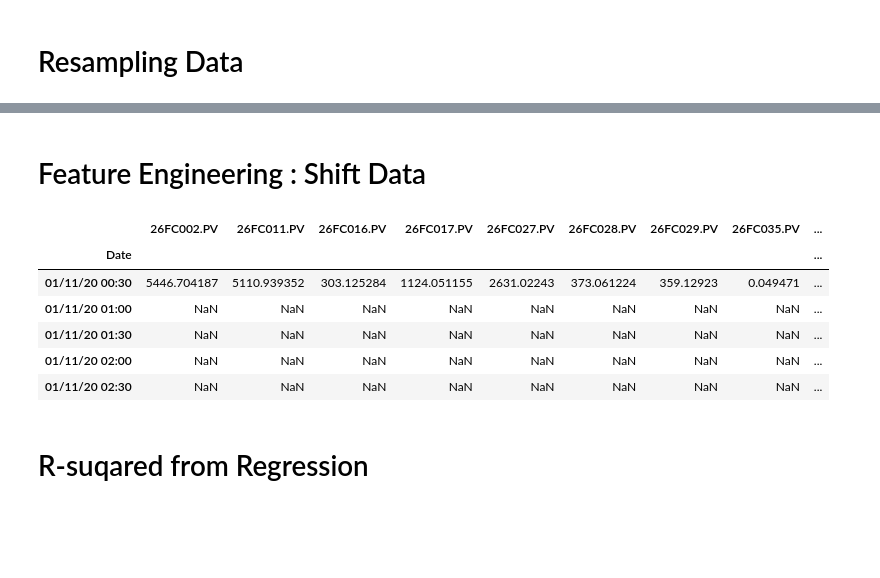
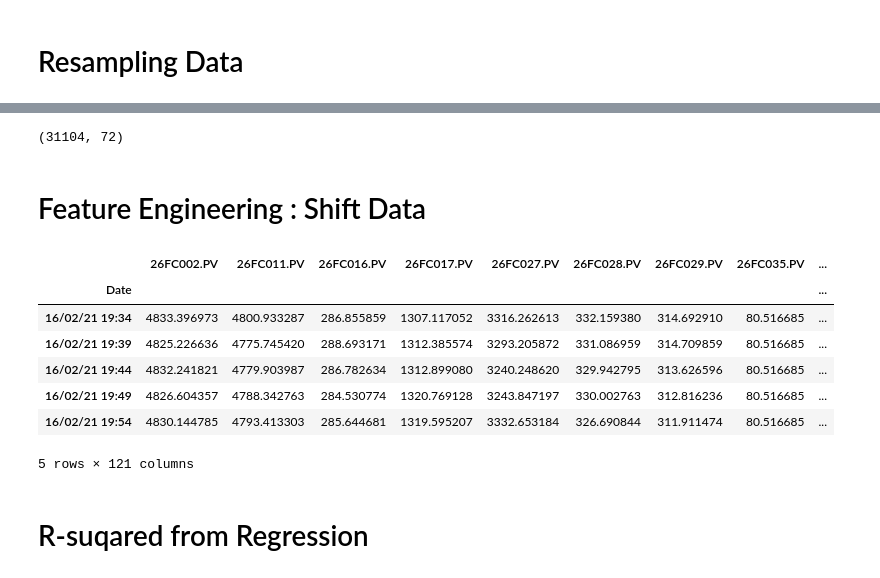
Before and after one commit to manhanton/DataInsight, a Jupyter notebook: QE_dev.ipynb, the cells around one changed output, grey strips where cells are left out. Saved outputs shown, nothing was run; the diff lists cells and outputs as text; code cells hidden in the pictures; blank space fills up the shorter version.

```diff
--- a/QE_dev.ipynb
+++ b/QE_dev.ipynb
@@ -61,2 +60,0 @@ qe_data.head()
-# %%
-qe_data = qe_data.apply(lambda x: pd.to_numeric(x, errors='coerce')).dropna()
@@ -148,15 +85,15 @@ Index(['26FC002.PV', '26FC011.PV', '26FC016.PV', '26FC017.PV', '26FC027.PV',
 # %%
-import pandas as pd
-import numpy as np
-import seaborn as sns
-import matplotlib.pyplot as plt
+# import pandas as pd
+# import numpy as np
+# import seaborn as sns
+# import matplotlib.pyplot as plt
 
-names = list(qe_data.columns)
-f, axes = plt.subplots(round(len(names)/3), 3,figsize=(20,15))
-y = 0;
-for name in names:
-    i, j = divmod(y, 3)
-    sns.boxplot(x=qe_data[name], ax=axes[i, j])
-    y = y + 1
-plt.tight_layout()
-plt.show()
+# names = list(qe_data.columns)
+# f, axes = plt.subplots(round(len(names)/3), 3,figsize=(20,15))
+# y = 0;
+# for name in names:
+#     i, j = divmod(y, 3)
+#     sns.boxplot(x=qe_data[name], ax=axes[i, j])
+#     y = y + 1
+# plt.tight_layout()
+# plt.show()
@@ -245,6 +157,10 @@ qe_data_iqr.tail()
 # %%
 qe_data_iqr.index = pd.to_datetime(qe_data_iqr.index) # converted to datetime as index
-qe_data_iqr.tail()
+df = qe_data_iqr.rolling(5).median()
+df.index = pd.to_datetime(df.index).strftime('%d/%m/%y %H:%M')
+df = df.dropna()
+df = df.iloc[::5, :]
+df.head()
 # %% [output]
 |  | 26FC002.PV | 26FC011.PV | 26FC016.PV | 26FC017.PV | 26FC027.PV | 26FC028.PV | 26FC029.PV | 26FC035.PV | ... |
 | Date |  |  |  |  |  |  |  |  | ... |
@@ -256,3 +171,0 @@ qe_data_iqr.tail()
-# %%
-df = qe_data_iqr.resample('30min').median()
-df.tail()
@@ -282,23 +177,29 @@ len(df)
+# %%
+df.shape
+# %% [output]
+(31104, 72)
 # %% [markdown]
 # Feature Engineering : Shift Data
 # %%
-lags = range(1, 9)  # lags for demonstration.
+lags = range(1, 50)  # lags for demonstration.
 col_ = df.loc[:, ['27Q001.PV']] # change dataframe here
 
 df_lag = df.assign(**{           # chage dataframe here
     '{} (t+{})'.format(col, t): col_[col].shift(-t)
     for t in lags
     for col in col_
 })
 
-df_lag.head()
+df_lag = df_lag.dropna()
+df_lag.tail()
 # %% [output]
 |  | 26FC002.PV | 26FC011.PV | 26FC016.PV | 26FC017.PV | 26FC027.PV | 26FC028.PV | 26FC029.PV | 26FC035.PV | ... |
 | Date |  |  |  |  |  |  |  |  | ... |
-| 01/11/20 00:30 | 5446.704187 | 5110.939352 | 303.125284 | 1124.051155 | 2631.02243 | 373.061224 | 359.12923 | 0.049471 | ... |
-| 01/11/20 01:00 | NaN | NaN | NaN | NaN | NaN | NaN | NaN | NaN | ... |
-| 01/11/20 01:30 | NaN | NaN | NaN | NaN | NaN | NaN | NaN | NaN | ... |
-| 01/11/20 02:00 | NaN | NaN | NaN | NaN | NaN | NaN | NaN | NaN | ... |
-| 01/11/20 02:30 | NaN | NaN | NaN | NaN | NaN | NaN | NaN | NaN | ... |
+| 16/02/21 19:34 | 4833.396973 | 4800.933287 | 286.855859 | 1307.117052 | 3316.262613 | 332.159380 | 314.692910 | 80.516685 | ... |
+| 16/02/21 19:39 | 4825.226636 | 4775.745420 | 288.693171 | 1312.385574 | 3293.205872 | 331.086959 | 314.709859 | 80.516685 | ... |
+| 16/02/21 19:44 | 4832.241821 | 4779.903987 | 286.782634 | 1312.899080 | 3240.248620 | 329.942795 | 313.626596 | 80.516685 | ... |
+| 16/02/21 19:49 | 4826.604357 | 4788.342763 | 284.530774 | 1320.769128 | 3243.847197 | 330.002763 | 312.816236 | 80.516685 | ... |
+| 16/02/21 19:54 | 4830.144785 | 4793.413303 | 285.644681 | 1319.595207 | 3332.653184 | 326.690844 | 311.911474 | 80.516685 | ... |
+5 rows × 121 columns
 # %% [markdown]
 # R-suqared from Regression
```
Also changed, not shown: parts of 146 cells of this notebook.
